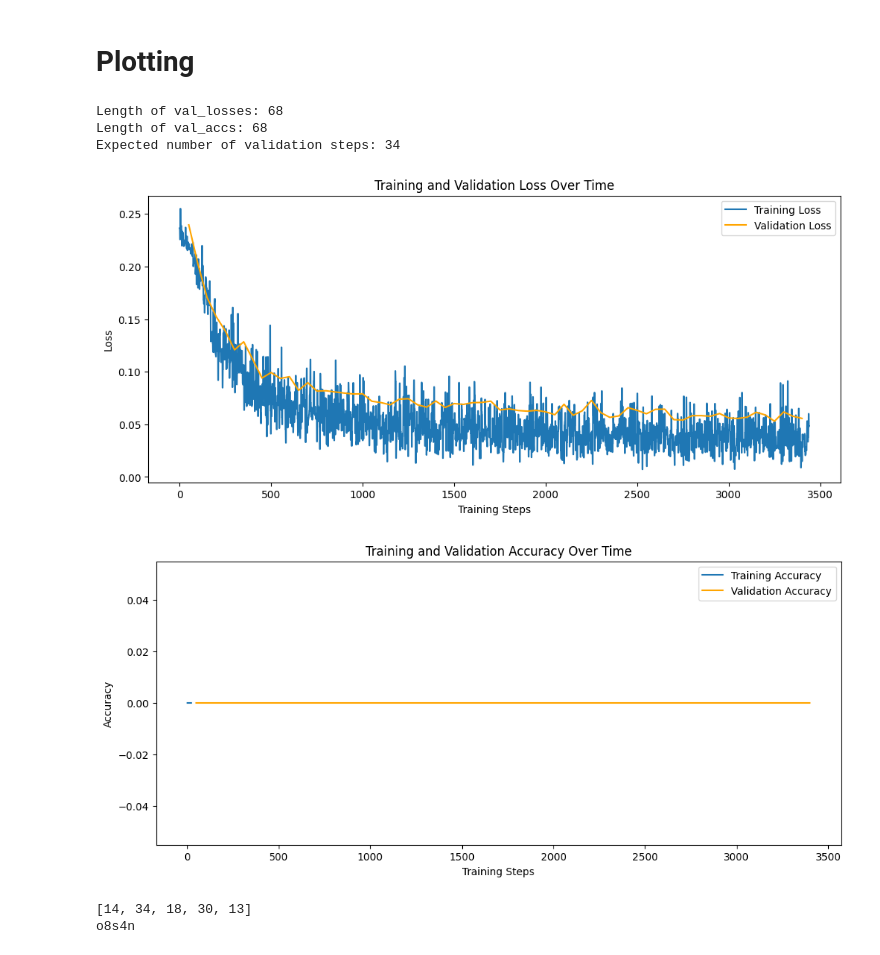
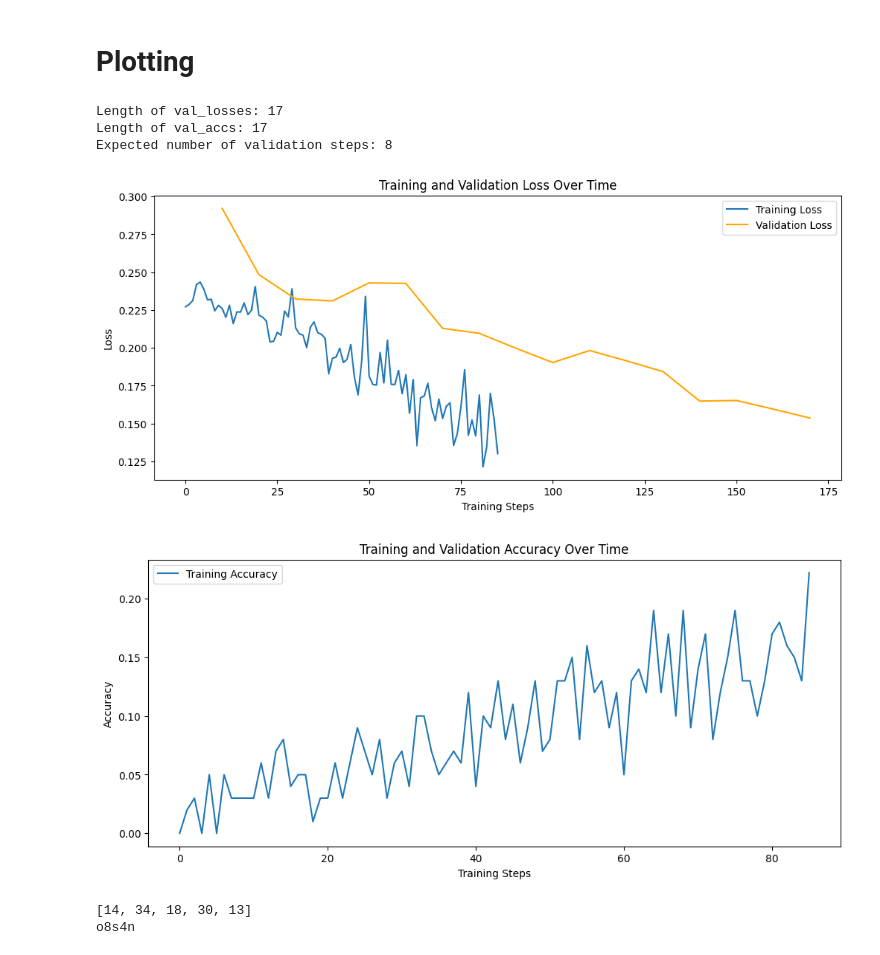
Before and after one commit to brivance/captcha_recognition, a Jupyter notebook: Final_Project474.ipynb, the cells around one changed output. Saved outputs shown, nothing was run; the diff lists cells and outputs as text; code cells hidden in the pictures.

Commit message:
Fix training accuracy for text captchas.

```diff
--- a/Final_Project474.ipynb
+++ b/Final_Project474.ipynb
@@ -735,8 +749,8 @@ def evaluate(model, objective, test_dataloader, device):
 # Training
 # %%
 lr = .001
-epochs = 20
-test_steps = 50
+epochs = 1
+test_steps = 10
 #######################
 
 text_captcha = Text_Captcha_Predictor(num_sections = 5, num_classes=36, start_frozen=False).to(device)
@@ -752,8 +766,6 @@ val_accs = []
 total_steps = 0
 loss = torch.tensor(0)
 for epoch in range(epochs):
-    total_correct = 0
-    total_samples = 0
     for batch_idx, (data, labels) in enumerate(tqdm(train_dataloader, desc=f"Epoch: {epoch}\tLoss: {loss.item()}")):
       data = data.to(device)
       data = data.permute(0, 3, 1, 2)
@@ -768,29 +780,28 @@ for epoch in range(epochs):
       loss.backward()
       optimizer.step()
       total_steps += 1
-      losses.append(loss.item())
 
       # predictions = predictions.permute(1, 0, 2)
       # print(predictions)
-      predictions = [prediction.squeeze(0).softmax(0) for prediction in predictions]
       # print(len(predictions))
       # print(predictions)
       # print(predictions)
       # instead of sampling we take the argmax
-      for prediction in predictions:
-        class_ids = [pred.argmax().item() for pred in prediction]
-      print(class_ids)
+      total_correct = 0
+      total_samples = 0
+      for i in range(len(predictions)):
+        predic = [prediction.softmax(0) for prediction in predictions[i]]
+        class_ids = [pred.argmax().item() for pred in predic]
 
-      # labels = labels.permute(1, 0, 2)
-      # print(labels.shape)
-      for label in labels:
-        real_labels = [lab.squeeze(0).softmax(0) for lab in label]
-      real_ids = [label.argmax().item() for label in real_labels]
-      print(real_ids)
+        real_labels = [lab.softmax(0) for lab in labels[i]]
+        real_ids = [label.argmax().item() for label in real_labels]
 
-      # print(labels)
-      total_correct += (predictions == labels).sum().item()
-      total_samples += labels.size(0)
+        # print(labels)
+        total_correct += sum(pred == label for pred, label in zip(class_ids, real_ids))
+        total_samples += labels.size(0)
+
+      batch_accuracy = total_correct / total_samples
+      accs.append(batch_accuracy)
 
       total_steps += 1
       losses.append(loss.item())
@@ -799,8 +810,4 @@ for epoch in range(epochs):
           val_loss, val_acc = evaluate(text_captcha, objective, test_dataloader, device)
           val_losses.append((total_steps, val_loss))
           val_accs.append(val_acc)
-
-    # Calculate accuracy for the epoch
-    epoch_accuracy = total_correct / total_samples
-    accs.append(epoch_accuracy)
 # %% [output]
@@ -812,38 +949,38 @@ AttributeError: 'bool' object has no attribute 'sum'
 # %%
 print(f"Length of val_losses: {len(val_losses)}")
 print(f"Length of val_accs: {len(val_accs)}")
 
 expected_validation_steps = epochs * len(train_dataloader) // test_steps
 print(f"Expected number of validation steps: {expected_validation_steps}")
 # Create x-axis values. Assuming validation metrics are recorded after every 'test_steps' training steps
 x_values = np.arange(test_steps, epochs * test_steps + 1, step=test_steps)
-x_values = np.arange(68)
+x_values = np.arange(17)
 
 # Check if x_values aligns with the length of val_losses and val_accs
 if len(x_values) == len(val_losses):
     plt.figure(figsize=(12, 5))
 
     # Plot Training Loss
     plt.plot(np.arange(len(losses)), losses, label='Training Loss')
 
     # Plot Validation Loss
     steps, val_loss = zip(*val_losses)
     plt.plot(steps, val_loss, label='Validation Loss', color='orange')
 
     # Adding labels and title
     plt.xlabel('Training Steps')
     plt.ylabel('Loss')
     plt.title('Training and Validation Loss Over Time')
     plt.legend()
 
     plt.show()
 else:
     print("Error: Mismatch in the length of loss metrics")
 # %% [output]
-Length of val_losses: 68
-Length of val_accs: 68
-Expected number of validation steps: 34
+Length of val_losses: 17
+Length of val_accs: 17
+Expected number of validation steps: 8
-[figure, old version]
+[figure, new version]
 # %%
 # Check if x_values aligns with the length of val_losses and val_accs
 if len(x_values) == len(val_losses):
@@ -853,8 +990,8 @@ if len(x_values) == len(val_losses):
     plt.plot(np.arange(len(accs)), accs, label='Training Accuracy')
 
     # Plot Validation Accuracy
-    steps, val_loss = zip(*val_losses)
-    plt.plot(steps, val_accs, label='Validation Accuracy', color='orange')
+    # steps, val_loss = zip(*val_losses)
+    # plt.plot(steps, val_accs, label='Validation Accuracy', color='orange')
 
 
     # Adding labels and title
@@ -868,7 +1005,7 @@ if len(x_values) == len(val_losses):
 else:
     print("Error: Mismatch in the length of accuracy metrics")
 # %% [output]
-[figure, old version]
+[figure, new version]
 # %%
 for i in range(10):
     c = torch.tensor(text_captchas[i], dtype=torch.float32)
```
Also changed, not shown: parts of 3 cells of this notebook.
